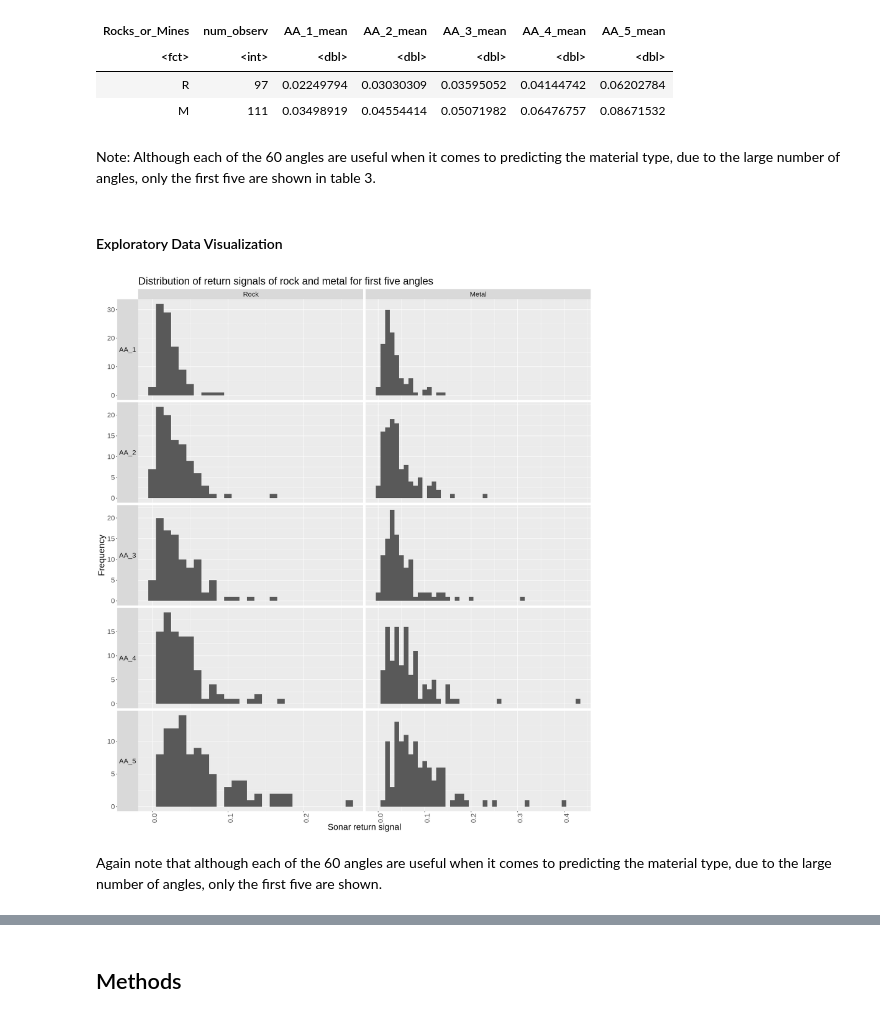
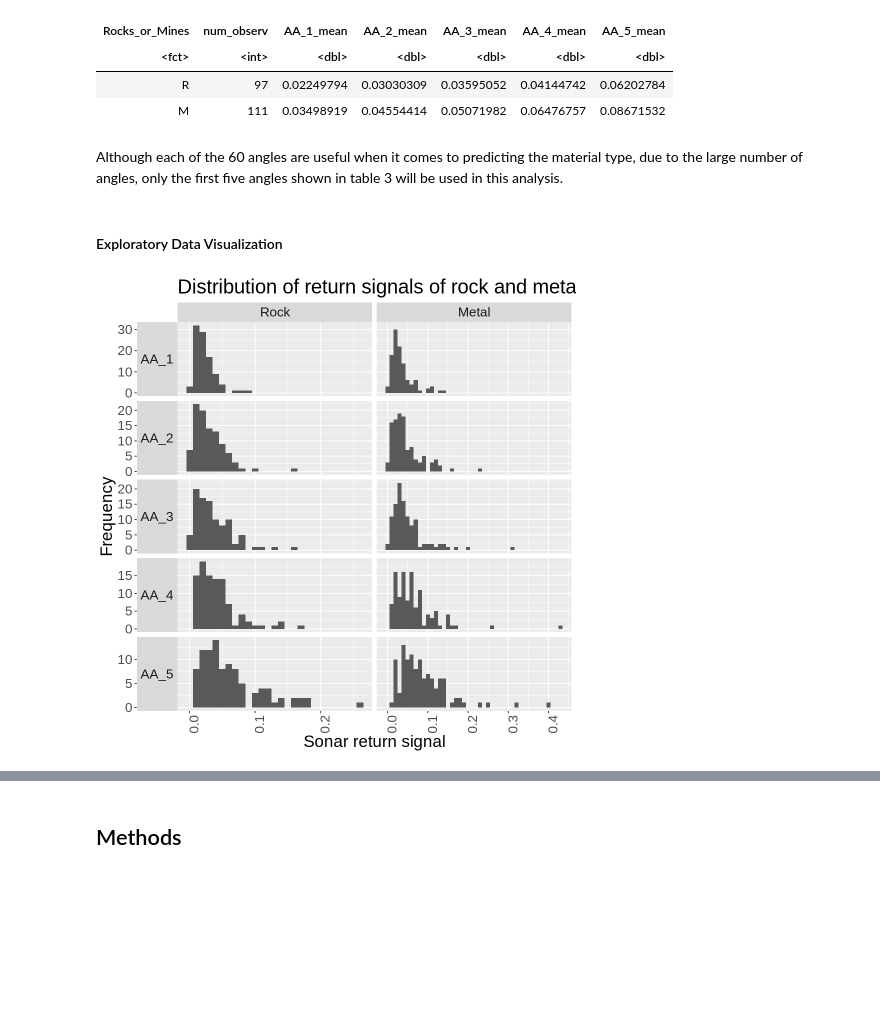
Before and after one commit to m2icocoa/group_project_team_6, a Jupyter notebook: proposal.ipynb, the cells around one changed output, grey strips where cells are left out. Drawn from its saved outputs; the diff is of its cells as text; code cells hidden in the pictures; blank space fills up the shorter version.

```diff
--- a/proposal.ipynb
+++ b/proposal.ipynb
@@ -150,30 +151,28 @@ A tibble: 2 × 7
 | R | 97 | 0.02249794 | 0.03030309 | 0.03595052 | 0.04144742 | 0.06202784 |
 | M | 111 | 0.03498919 | 0.04554414 | 0.05071982 | 0.06476757 | 0.08671532 |
 # %% [markdown]
-Note: Although each of the 60 angles are useful when it comes to predicting the material type, due to the large number of angles, only the first five are shown in table 3.
+Although each of the 60 angles are useful when it comes to predicting the material type, due to the large number of angles, only the first five angles shown in table 3 will be used in this analysis.
 # %% [markdown]
 #### Exploratory Data Visualization
 # %%
-options(repr.plot.width = 16, repr.plot.height = 18)
+options(repr.plot.width = 8, repr.plot.height = 8)
 sonar_longer <- pivot_longer(sonar,
             cols = AA_1:AA_60,
             names_to = "angle",
             values_to = "return_measurement") %>%
             filter(angle == "AA_1" | angle == "AA_2" | angle == "AA_3" | angle == "AA_4" | angle == "AA_5") %>%
             mutate(angle = as_factor(angle)) %>%
             mutate(Rocks_or_Mines = recode(Rocks_or_Mines, R = "Rock", M = "Metal"))
 
 sonar_longer %>% ggplot(aes(x = return_measurement)) +
    geom_histogram(binwidth = 0.01) +
    xlab("Sonar return signal") +
    ylab("Frequency") +
    labs(title = "Distribution of return signals of rock and metal for first five angles") +
    facet_grid(angle ~ Rocks_or_Mines, scales = "free",
               switch = "y") +
    theme(axis.text.x = element_text(angle = 90, hjust = 1),
         strip.text.y.left = element_text(angle = 0),
         text = element_text(size = 20))
 # %% [output]
-[figure, old version]
+[figure, new version]
-# %% [markdown]
-Again note that although each of the 60 angles are useful when it comes to predicting the material type, due to the large number of angles, only the first five are shown.
```
Also changed, not shown: parts of 2 cells of this notebook.
